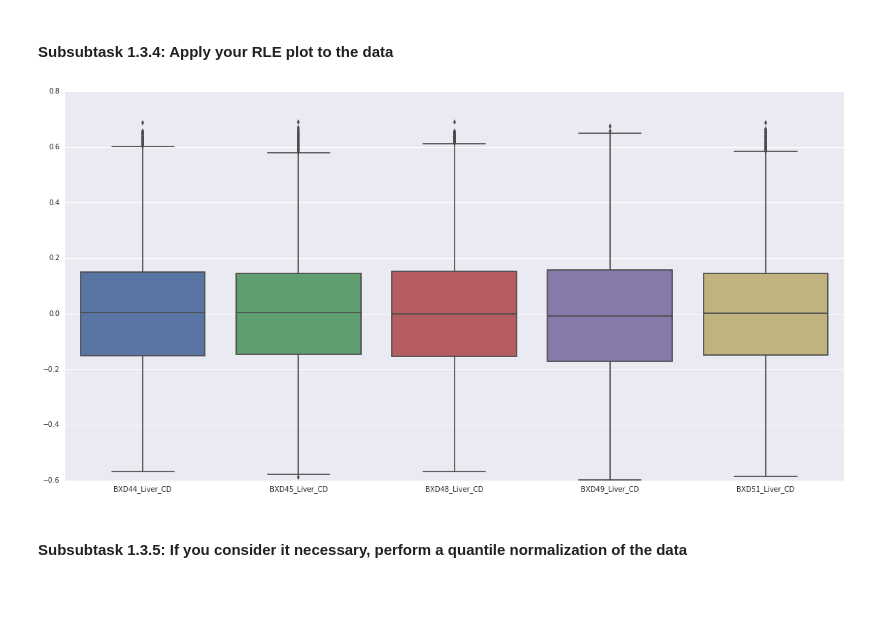
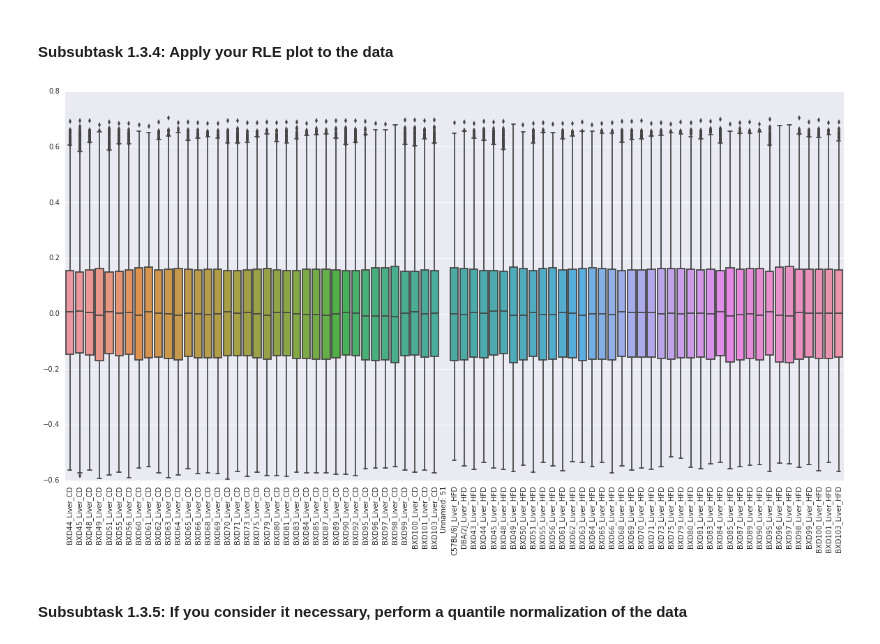
Before and after one commit to Telocontar/IntegratedBioinformatics, a Jupyter notebook: notebooks/DayX_DE_Analysis.ipynb, the cells around one changed output. Cells and saved outputs as stored; diff of their text form; code cells hidden in the pictures; blank space fills up the shorter version.

```diff
--- a/notebooks/DayX_DE_Analysis.ipynb
+++ b/notebooks/DayX_DE_Analysis.ipynb
@@ -119,15 +120,17 @@ def rle_plot(rle_data, cols):
     # change size
     plt.figure(figsize=(20,10))
 
+    plt.xticks(rotation=90)
+
     # for every sample plot a box plot
     sns.boxplot(data=np.log(rle_data_boxplot))
 # %% [markdown]
 #### Subsubtask 1.3.4: Apply your RLE plot to the data
 # %%
 # microarray_data.columns[10:15]: the expression values start at column 10
-rle_plot(mean_values, mean_values.columns[10:15])
+rle_plot(mean_values, mean_values.columns[10:])
 # %% [output]
-[figure, old version]
+[figure, new version]
 # %% [markdown]
 #### Subsubtask 1.3.5: If you consider it necessary, perform a quantile normalization of the data
 # %% [markdown]
```
Also changed, not shown: parts of 10 cells of this notebook.
